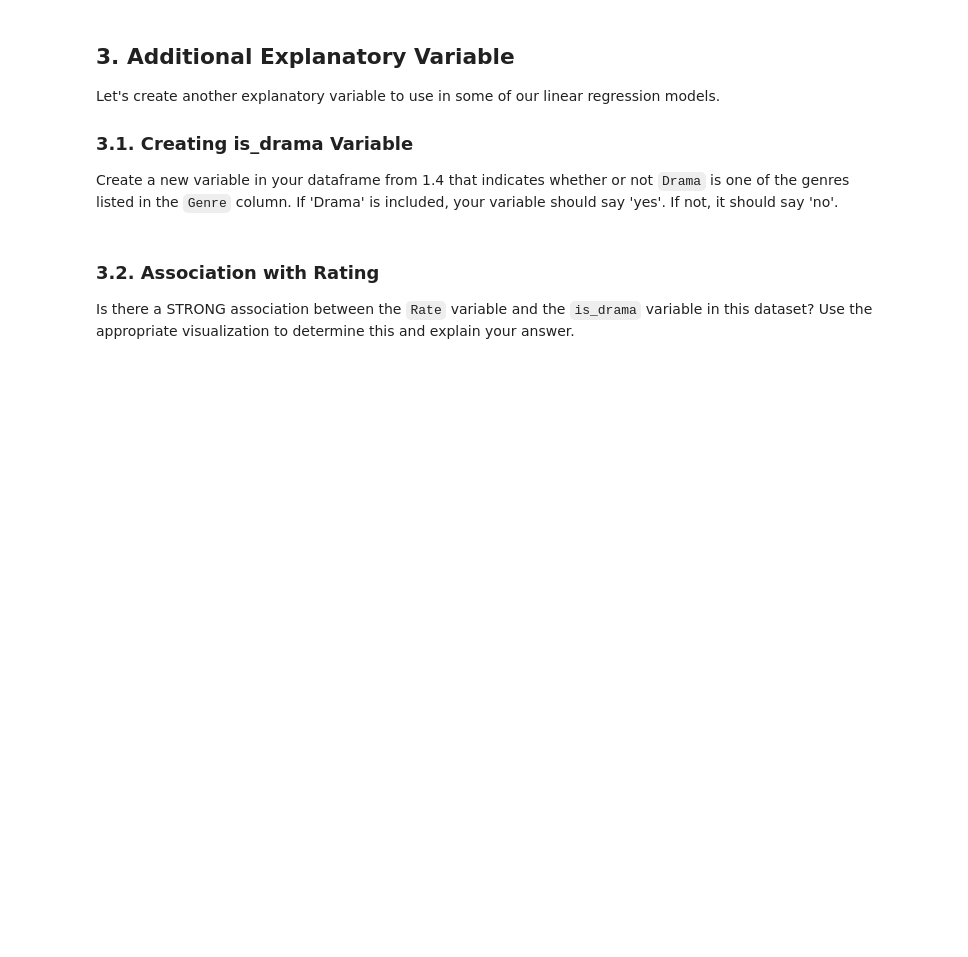
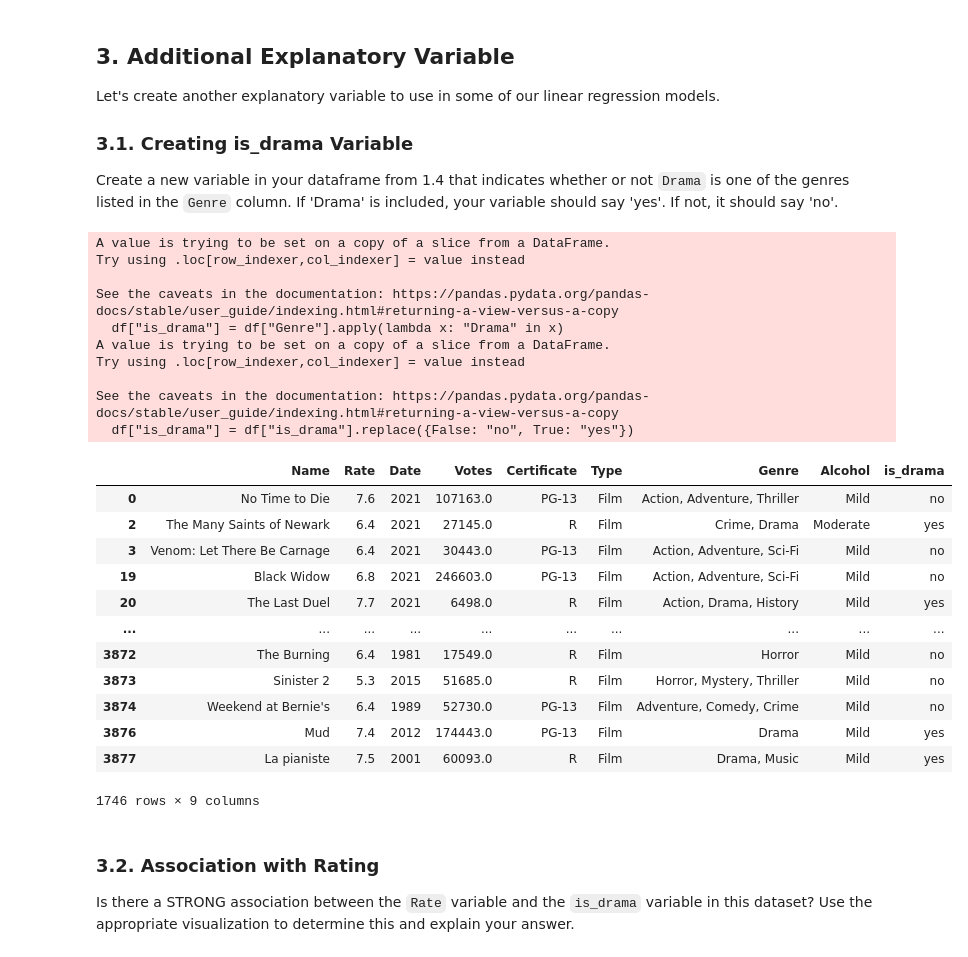
Before and after one commit to ryguy2k4/stat207, a Jupyter notebook: lab_04/lab_04_individual.ipynb, the cells around one changed output. Cells and saved outputs as stored; diff of their text form; code cells hidden in the pictures; blank space fills up the shorter version.

```diff
--- a/lab_04/lab_04_individual.ipynb
+++ b/lab_04/lab_04_individual.ipynb
@@ -143,3 +162,5 @@ We will fit multiple possible linear regression models and evaluate which of the
 1. First create a dataframe that only contains the columns that we care about for this analysis: `Name`, `Rate`, `Date`, `Votes`,`Certificate`, `Type`, `Genre`, and `Alcohol`.
 2. Then drop all rows with NaN values from this dataframe.
 3. How many rows did we drop?
+# %%
+df_imdb_analysis = df_imdb[["Name", "Rate", "Date", "Votes", "Certificate", "Type", "Genre", "Alcohol"]].dropna()
@@ -189,6 +291,34 @@ Let's create another explanatory variable to use in some of our linear regressio
 ### 3.1. Creating is_drama Variable
 
 Create a new variable in your dataframe from 1.4 that indicates whether or not `Drama` is one of the genres listed in the `Genre` column. If 'Drama' is included, your variable should say 'yes'. If not, it should say 'no'.
+# %%
+df["is_drama"] = df["Genre"].apply(lambda x: "Drama" in x)
+df["is_drama"] = df["is_drama"].replace({False: "no", True: "yes"})
+df
+# %% [output]
+A value is trying to be set on a copy of a slice from a DataFrame.
+Try using .loc[row_indexer,col_indexer] = value instead
+
+See the caveats in the documentation: https://pandas.pydata.org/pandas-docs/stable/user_guide/indexing.html#returning-a-view-versus-a-copy
+  df["is_drama"] = df["Genre"].apply(lambda x: "Drama" in x)
+A value is trying to be set on a copy of a slice from a DataFrame.
+Try using .loc[row_indexer,col_indexer] = value instead
+
+See the caveats in the documentation: https://pandas.pydata.org/pandas-docs/stable/user_guide/indexing.html#returning-a-view-versus-a-copy
+  df["is_drama"] = df["is_drama"].replace({False: "no", True: "yes"})
+|  | Name | Rate | Date | Votes | Certificate | Type | Genre | Alcohol | is_drama |
+| 0 | No Time to Die | 7.6 | 2021 | 107163.0 | PG-13 | Film | Action, Adventure, Thriller | Mild | no |
+| 2 | The Many Saints of Newark | 6.4 | 2021 | 27145.0 | R | Film | Crime, Drama | Moderate | yes |
+| 3 | Venom: Let There Be Carnage | 6.4 | 2021 | 30443.0 | PG-13 | Film | Action, Adventure, Sci-Fi | Mild | no |
+| 19 | Black Widow | 6.8 | 2021 | 246603.0 | PG-13 | Film | Action, Adventure, Sci-Fi | Mild | no |
+| 20 | The Last Duel | 7.7 | 2021 | 6498.0 | R | Film | Action, Drama, History | Mild | yes |
+| ... | ... | ... | ... | ... | ... | ... | ... | ... | ... |
+| 3872 | The Burning | 6.4 | 1981 | 17549.0 | R | Film | Horror | Mild | no |
+| 3873 | Sinister 2 | 5.3 | 2015 | 51685.0 | R | Film | Horror, Mystery, Thriller | Mild | no |
+| 3874 | Weekend at Bernie's | 6.4 | 1989 | 52730.0 | PG-13 | Film | Adventure, Comedy, Crime | Mild | no |
+| 3876 | Mud | 7.4 | 2012 | 174443.0 | PG-13 | Film | Drama | Mild | yes |
+| 3877 | La pianiste | 7.5 | 2001 | 60093.0 | R | Film | Drama, Music | Mild | yes |
+1746 rows × 9 columns
 # %% [markdown]
 ### 3.2. Association with Rating
 
```
Also changed, not shown: parts of 30 cells of this notebook.
